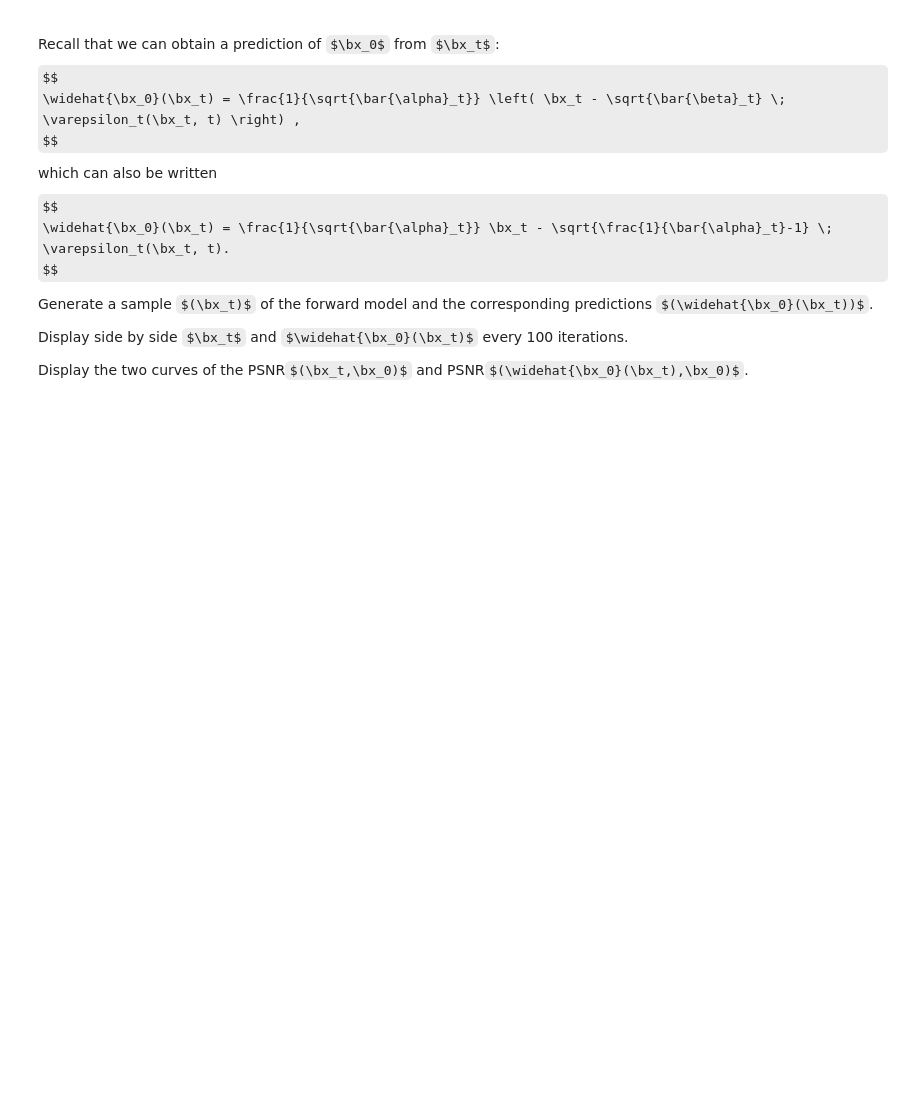
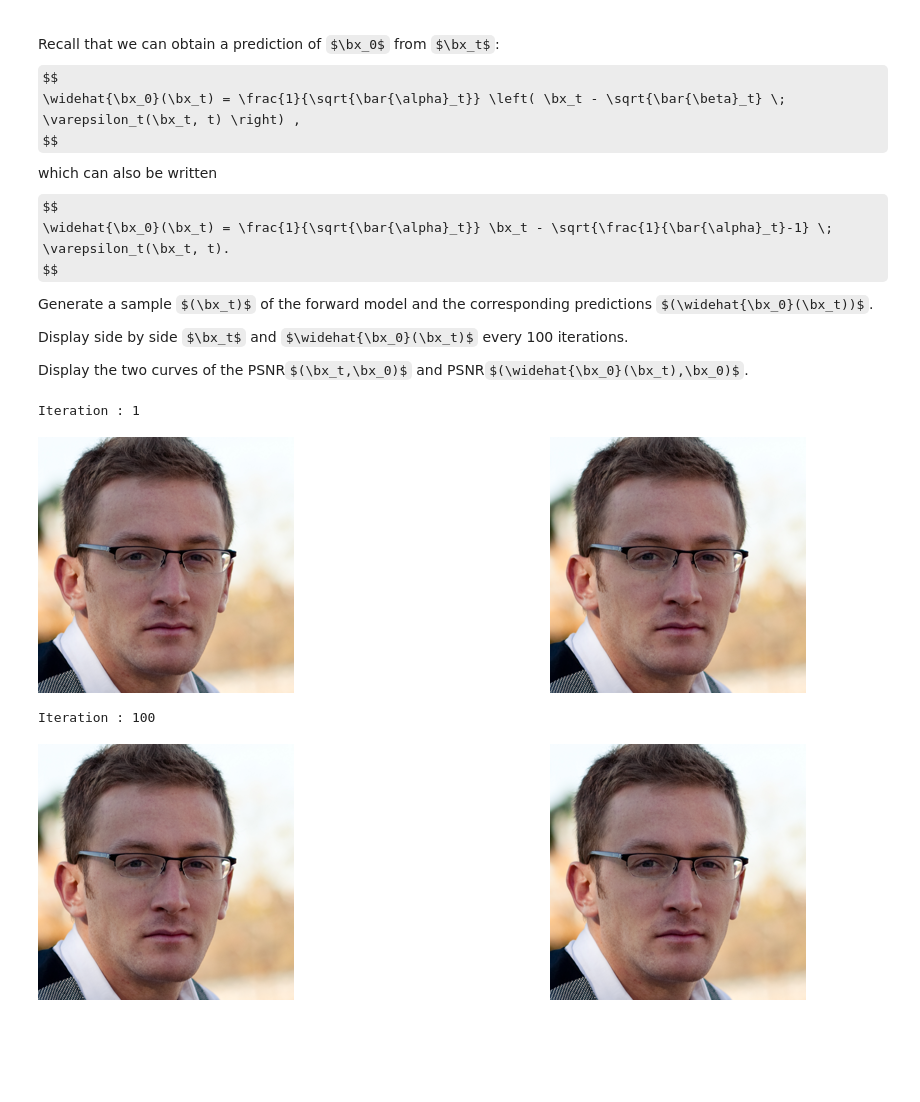
Before and after one commit to KHOUTAIBI/TSIA-TP, a Jupyter notebook: GAN/Diffusion_models.ipynb, the cells around one changed output. Cells and saved outputs as stored; diff of their text form; code cells hidden in the pictures; some formulas as TeX source; blank space fills up the shorter version.

```diff
--- a/GAN/Diffusion_models.ipynb
+++ b/GAN/Diffusion_models.ipynb
@@ -233,19 +272,25 @@ Display the two curves of the PSNR$(\bx_t,\bx_0)$ and PSNR$(\widehat{\bx_0}(\bx_
 # %%
 psnrx = []
 psnrxhat = []
 
 x = x0.clone() # initialize xt for t=0
 
 for t in range(T):
 
     # TODO
-
+    eps = get_eps_from_model(x, t)
+    xhat = (xt / np.sqrt(alphabar[t])) - np.sqrt((1 / alphabar[t]) - 1) * eps
     if (t+1)%100==0 or t==0:
       print('Iteration :', t+1)
       viewimage(torch.cat((x, xhat, x0), dim=3))
 
 
 # TODO Q2 plot
+# %% [output]
+Iteration : 1
+[figure, added]
+Iteration : 100
+[figure, added]
 # %% [markdown]
 <br/><br/><br/>
 # %% [markdown]
```
Also changed, not shown: parts of 5 cells of this notebook.
